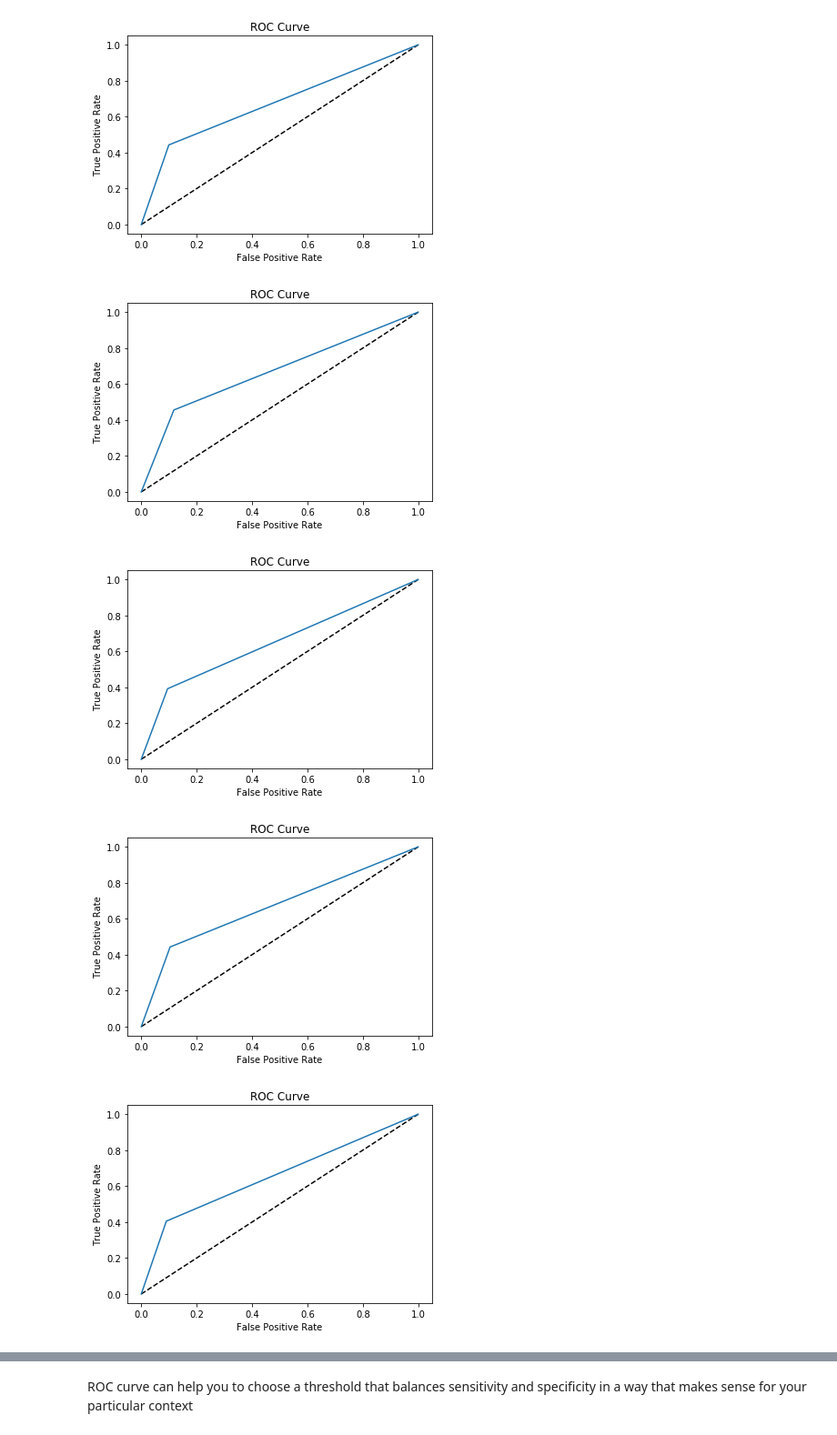
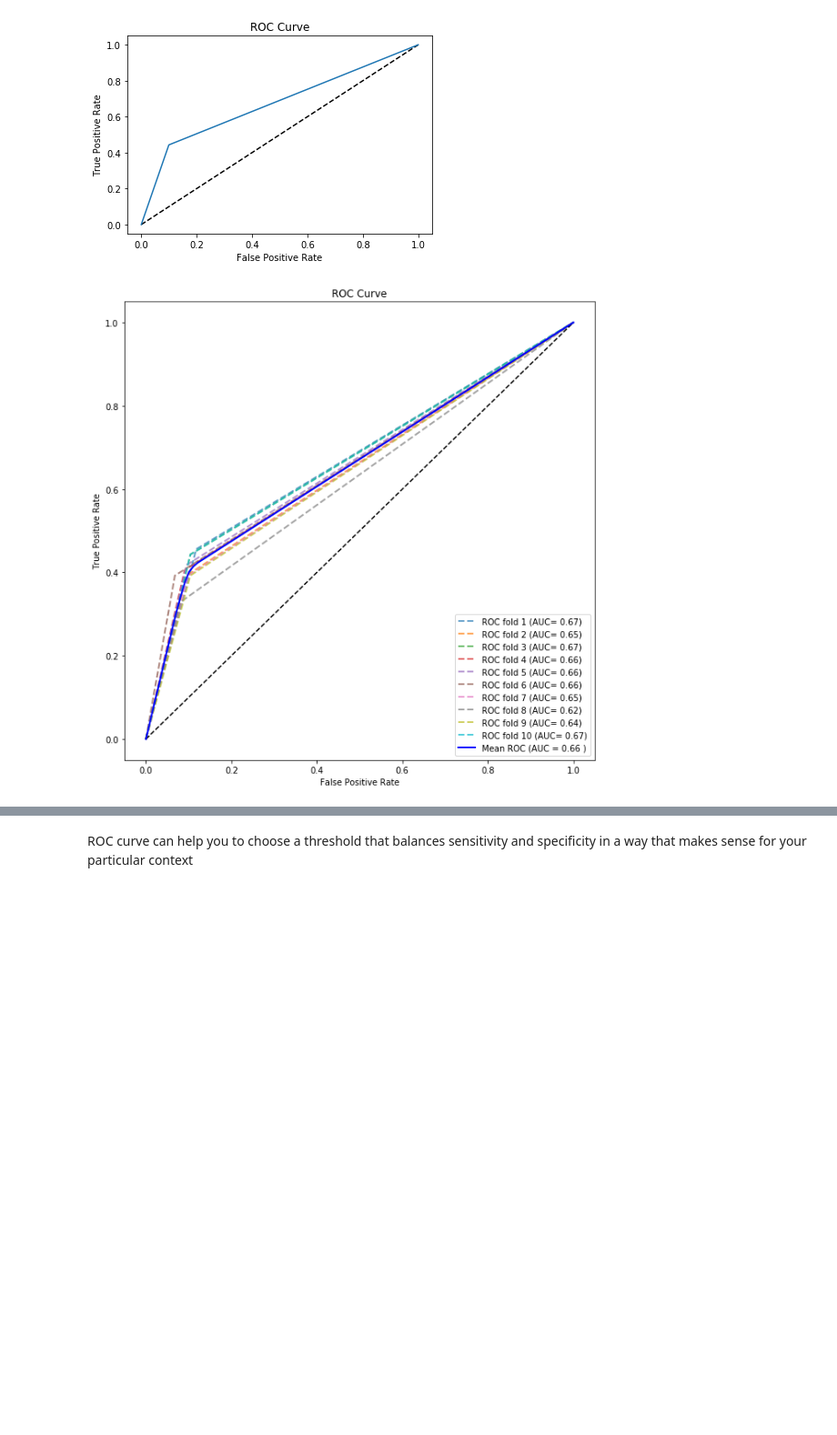
Before and after one commit to GreatLearningAIML1/aiml-ml-hyd-apr-19-batch-Manikanta2991, a Jupyter notebook: R4_External_Lab_Validation_Accuracy_Manikanta.ipynb, the cells around one changed output, grey strips where cells are left out. Shown at 91% size. Saved outputs shown, nothing was run; the diff lists cells and outputs as text; code cells hidden in the pictures; blank space fills up the shorter version.

```diff
--- a/R4_External_Lab_Validation_Accuracy_Manikanta.ipynb
+++ b/R4_External_Lab_Validation_Accuracy_Manikanta.ipynb
@@ -312,19 +322,31 @@ plt.show()
 [figure]
 # %%
 # Just checking to see how my 10 fold set would give me the curve, which i think might give some infereance
+from scipy import interp
+tprs=[]
+aucs=[]
+mean_fpr=np.linspace(0,1,100)
+i=1
+plt.figure(figsize=(10,10))
 for train,_ in ger_kflod.split(x_train,y_train):
     rfcl_ger_cre = rfcl_ger.fit(x_train.iloc[train,:], y_train.iloc[train])
     y_predict=rfcl_ger_cre.predict(x_test)
-    fpr, tpr, thresholds = roc_curve(y_test,y_predict )
-    # Plot ROC curve
-    plt.plot([0, 1], [0, 1], 'k--')
-    plt.plot(fpr, tpr)
-    plt.xlabel('False Positive Rate')
-    plt.ylabel('True Positive Rate')
-    plt.title('ROC Curve')
-    plt.show()
+    fpr, tpr, t = roc_curve(y_test,y_predict)
+    tprs.append(interp(mean_fpr,fpr,tpr))
+    roc_auc=auc(fpr,tpr)
+    aucs.append(roc_auc)
+    plt.plot(fpr,tpr,label='ROC fold %d (AUC= %0.2f)' % (i,roc_auc),linestyle='--',alpha=0.7,lw=2)
+    i=i+1
+
+plt.plot([0, 1], [0, 1], 'k--')
+mean_tpr = np.mean(tprs, axis=0)
+mean_auc = auc(mean_fpr, mean_tpr)
+plt.plot(mean_fpr, mean_tpr, color='blue',
+         label='Mean ROC (AUC = %0.2f )' % (mean_auc),lw=2, alpha=1)
+plt.xlabel('False Positive Rate')
+plt.ylabel('True Positive Rate')
+plt.title('ROC Curve')
+plt.legend(loc="lower right")
+plt.show()
 # %% [output]
-[figure, old version]
+[figure, new version]
-[figure, removed]
-[figure, removed]
-[figure, removed]
```
Also changed, not shown: parts of 8 cells of this notebook.
